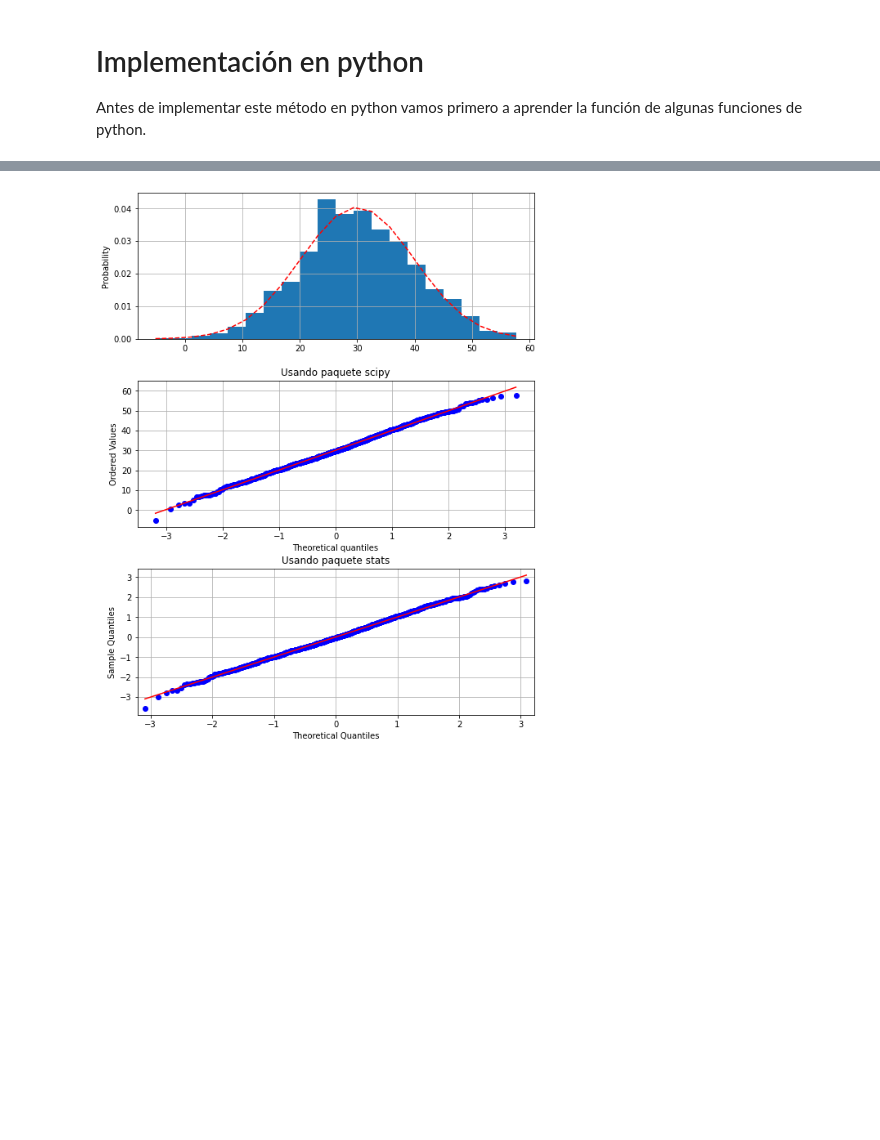
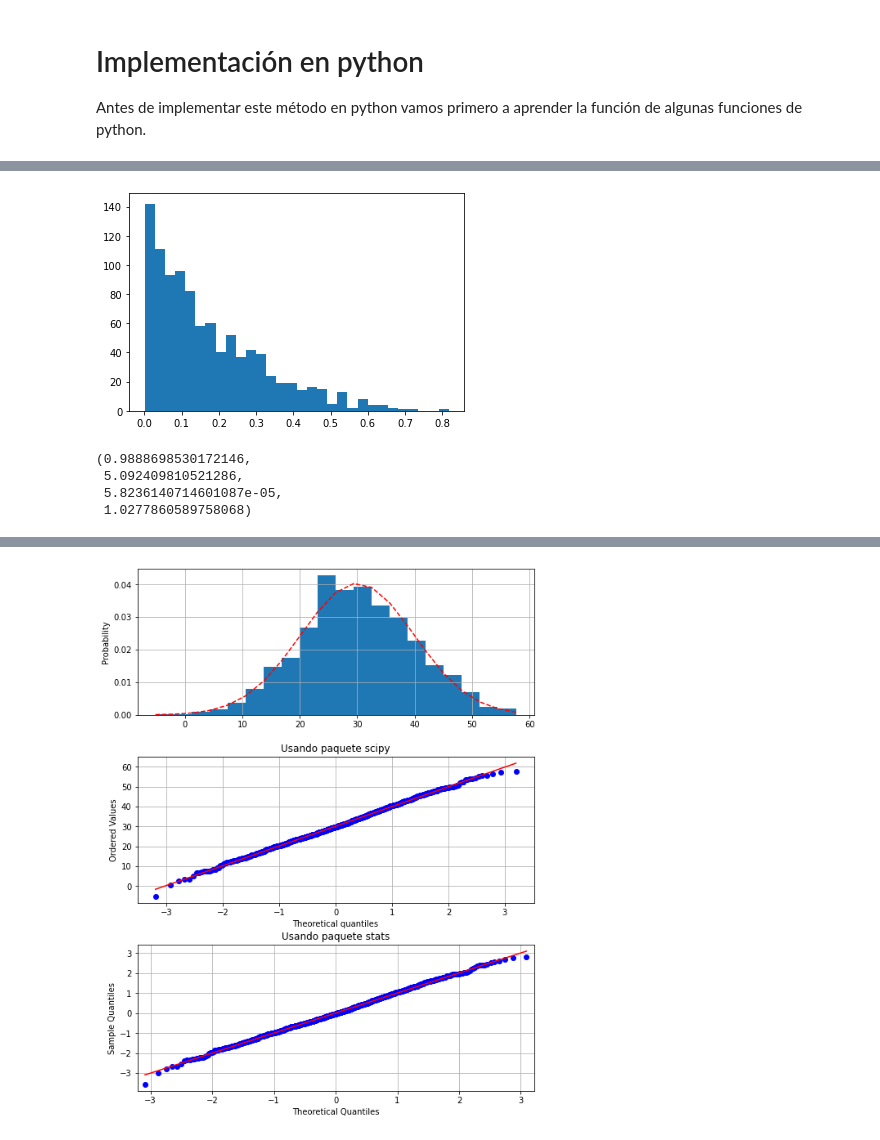
Before and after one commit to adrianhb01/SPF-2023-I, a Jupyter notebook: TEMA-2/Clase19_ComprobacionDeDistribuciones.ipynb, the cells around one changed output, grey strips where cells are left out. Saved outputs shown, nothing was run; the diff lists cells and outputs as text; code cells hidden in the pictures; blank space fills up the shorter version.

```diff
--- a/TEMA-2/Clase19_ComprobacionDeDistribuciones.ipynb
+++ b/TEMA-2/Clase19_ComprobacionDeDistribuciones.ipynb
@@ -43,0 +53,10 @@ warnings.filterwarnings("ignore")
+# %%
+# Función gettattr ejemplo (numpy.random, 'normal') ---> función dir
+# getattr(st, 'random')
+d = 'beta'
+a, b = 1, 5
+
+data = getattr(st, d).rvs(a=a, b=b, size=1000)
+plt.hist(data, bins=30);
+# %% [output]
+[figure, added]
@@ -44,2 +66,9 @@ warnings.filterwarnings("ignore")
 # %%
 # * en variables ---> función fit stats
+params = getattr(st, d).fit(data)
+params
+# %% [output]
+(0.9888698530172146,
+ 5.092409810521286,
+ 5.8236140714601087e-05,
+ 1.0277860589758068)
```
Also changed, not shown: parts of 13 cells of this notebook, 7 other files.
